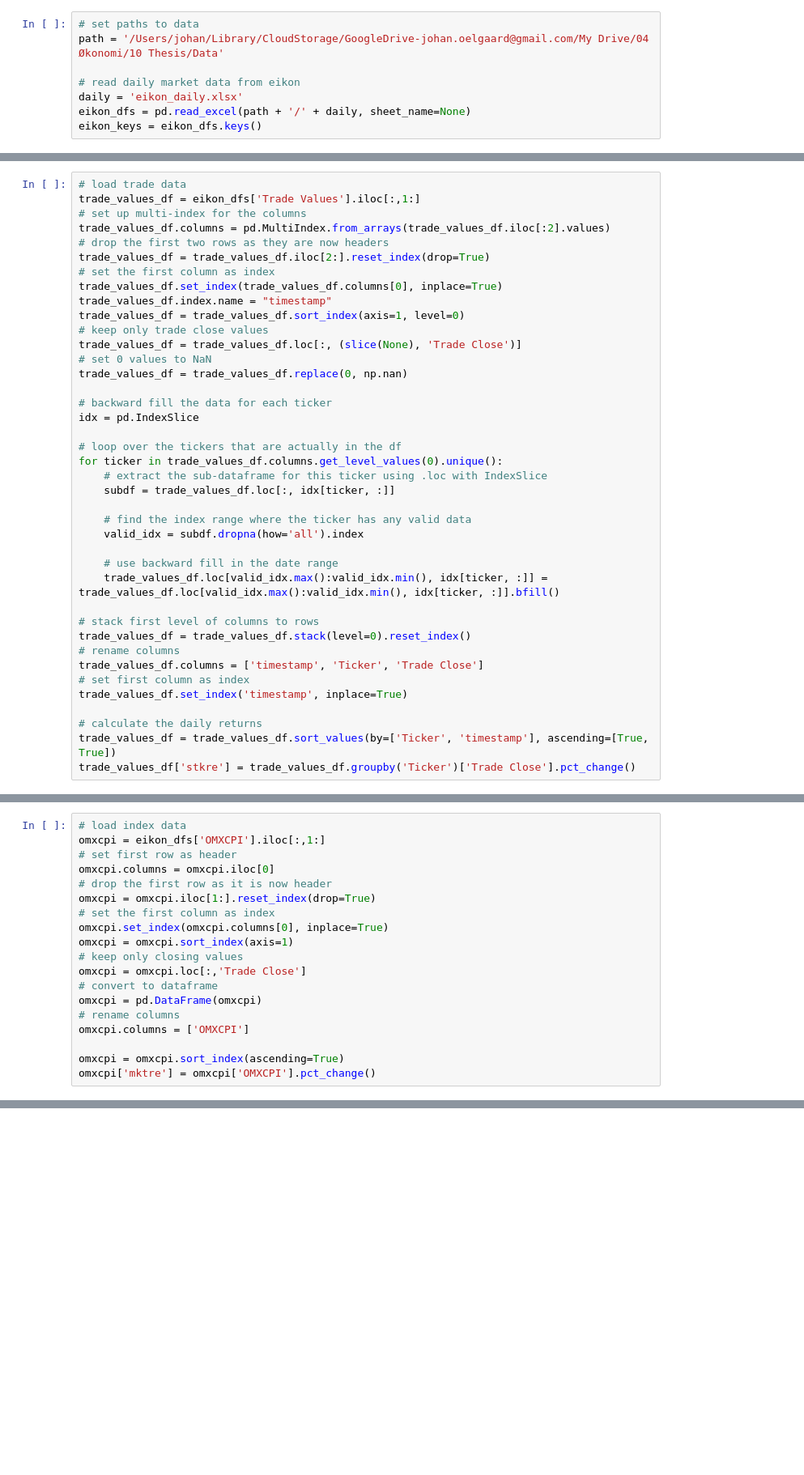
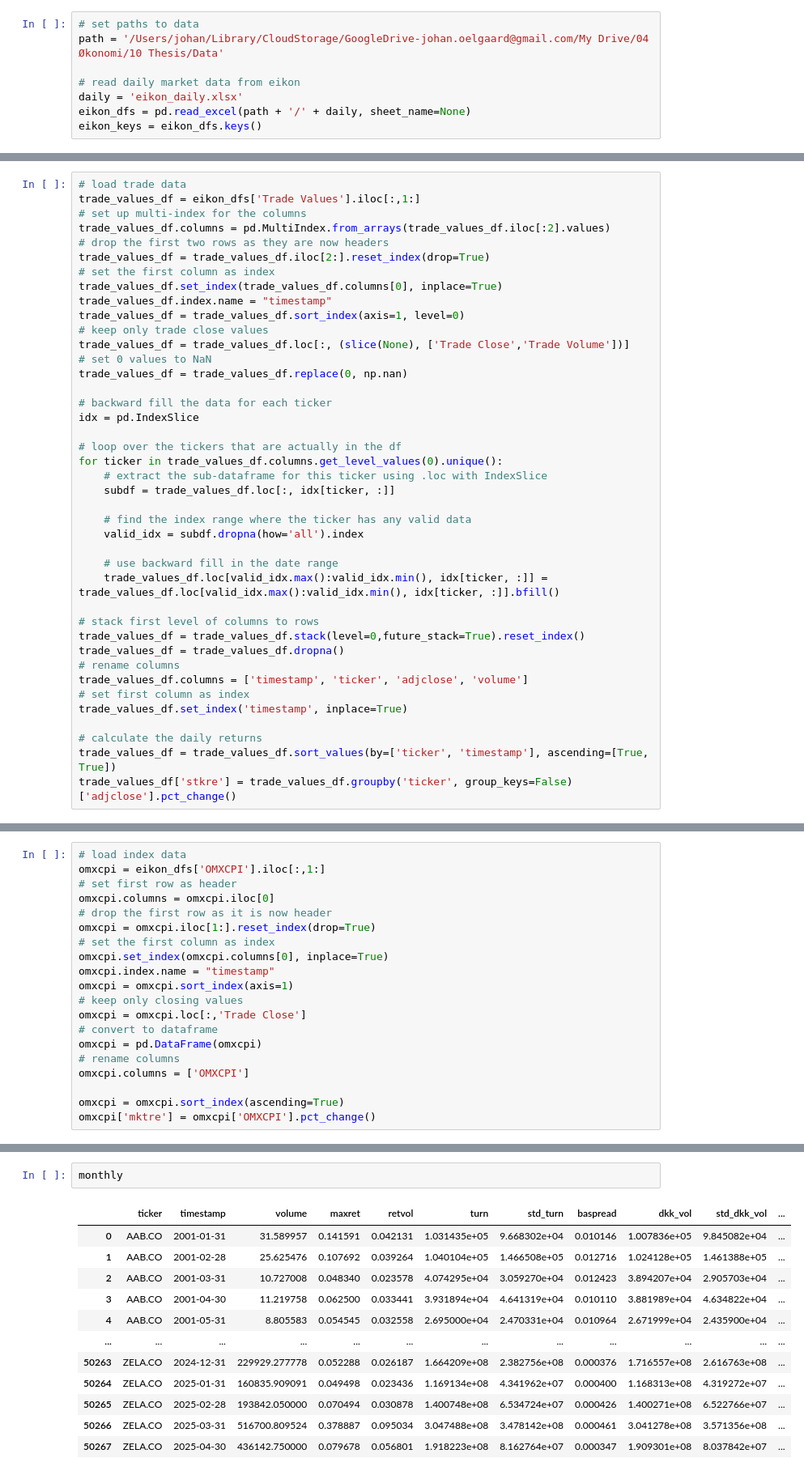
Before and after one commit to johanoelgaard/MastersThesis, a Jupyter notebook: eikon_daily.ipynb, the cells around one changed output, grey strips where cells are left out. Shown at 81% size. Saved outputs shown, nothing was run; the diff lists cells and outputs as text; blank space fills up the shorter version.

```diff
--- a/eikon_daily.ipynb
+++ b/eikon_daily.ipynb
@@ -28,7 +32,7 @@ trade_values_df.set_index(trade_values_df.columns[0], inplace=True)
 trade_values_df.index.name = "timestamp"
 trade_values_df = trade_values_df.sort_index(axis=1, level=0)
 # keep only trade close values
-trade_values_df = trade_values_df.loc[:, (slice(None), 'Trade Close')]
+trade_values_df = trade_values_df.loc[:, (slice(None), ['Trade Close','Trade Volume'])]
 # set 0 values to NaN
 trade_values_df = trade_values_df.replace(0, np.nan)
 
@@ -47,12 +51,13 @@ for ticker in trade_values_df.columns.get_level_values(0).unique():
     trade_values_df.loc[valid_idx.max():valid_idx.min(), idx[ticker, :]] = trade_values_df.loc[valid_idx.max():valid_idx.min(), idx[ticker, :]].bfill()
 
 # stack first level of columns to rows
-trade_values_df = trade_values_df.stack(level=0).reset_index()
+trade_values_df = trade_values_df.stack(level=0,future_stack=True).reset_index()
+trade_values_df = trade_values_df.dropna()
 # rename columns
-trade_values_df.columns = ['timestamp', 'Ticker', 'Trade Close']
+trade_values_df.columns = ['timestamp', 'ticker', 'adjclose', 'volume']
 # set first column as index
 trade_values_df.set_index('timestamp', inplace=True)
 
 # calculate the daily returns
-trade_values_df = trade_values_df.sort_values(by=['Ticker', 'timestamp'], ascending=[True, True])
-trade_values_df['stkre'] = trade_values_df.groupby('Ticker')['Trade Close'].pct_change()
+trade_values_df = trade_values_df.sort_values(by=['ticker', 'timestamp'], ascending=[True, True])
+trade_values_df['stkre'] = trade_values_df.groupby('ticker', group_keys=False)['adjclose'].pct_change()
@@ -87,6 +72,7 @@ omxcpi.columns = omxcpi.iloc[0]
 omxcpi = omxcpi.iloc[1:].reset_index(drop=True)
 # set the first column as index
 omxcpi.set_index(omxcpi.columns[0], inplace=True)
+omxcpi.index.name = "timestamp"
 omxcpi = omxcpi.sort_index(axis=1)
 # keep only closing values
 omxcpi = omxcpi.loc[:,'Trade Close']
@@ -132,0 +326,15 @@ beta.to_csv('data/beta.csv')
+# %%
+monthly
+# %% [output]
+|  | ticker | timestamp | volume | maxret | retvol | turn | std_turn | baspread | dkk_vol | std_dkk_vol | ... |
+| 0 | AAB.CO | 2001-01-31 | 31.589957 | 0.141591 | 0.042131 | 1.031435e+05 | 9.668302e+04 | 0.010146 | 1.007836e+05 | 9.845082e+04 | ... |
+| 1 | AAB.CO | 2001-02-28 | 25.625476 | 0.107692 | 0.039264 | 1.040104e+05 | 1.466508e+05 | 0.012716 | 1.024128e+05 | 1.461388e+05 | ... |
+| 2 | AAB.CO | 2001-03-31 | 10.727008 | 0.048340 | 0.023578 | 4.074295e+04 | 3.059270e+04 | 0.012423 | 3.894207e+04 | 2.905703e+04 | ... |
+| 3 | AAB.CO | 2001-04-30 | 11.219758 | 0.062500 | 0.033441 | 3.931894e+04 | 4.641319e+04 | 0.010110 | 3.881989e+04 | 4.634822e+04 | ... |
+| 4 | AAB.CO | 2001-05-31 | 8.805583 | 0.054545 | 0.032558 | 2.695000e+04 | 2.470331e+04 | 0.010964 | 2.671999e+04 | 2.435900e+04 | ... |
+| ... | ... | ... | ... | ... | ... | ... | ... | ... | ... | ... | ... |
+| 50263 | ZELA.CO | 2024-12-31 | 229929.277778 | 0.052288 | 0.026187 | 1.664209e+08 | 2.382756e+08 | 0.000376 | 1.716557e+08 | 2.616763e+08 | ... |
+| 50264 | ZELA.CO | 2025-01-31 | 160835.909091 | 0.049498 | 0.023436 | 1.169134e+08 | 4.341962e+07 | 0.000400 | 1.168313e+08 | 4.319272e+07 | ... |
+| 50265 | ZELA.CO | 2025-02-28 | 193842.050000 | 0.070494 | 0.030878 | 1.400748e+08 | 6.534724e+07 | 0.000426 | 1.400271e+08 | 6.522766e+07 | ... |
+| 50266 | ZELA.CO | 2025-03-31 | 516700.809524 | 0.378887 | 0.095034 | 3.047488e+08 | 3.478142e+08 | 0.000461 | 3.041278e+08 | 3.571356e+08 | ... |
+| 50267 | ZELA.CO | 2025-04-30 | 436142.750000 | 0.079678 | 0.056801 | 1.918223e+08 | 8.162764e+07 | 0.000347 | 1.909301e+08 | 8.037842e+07 | ... |
```
Also changed, not shown: parts of 16 cells of this notebook, 7 other files.
